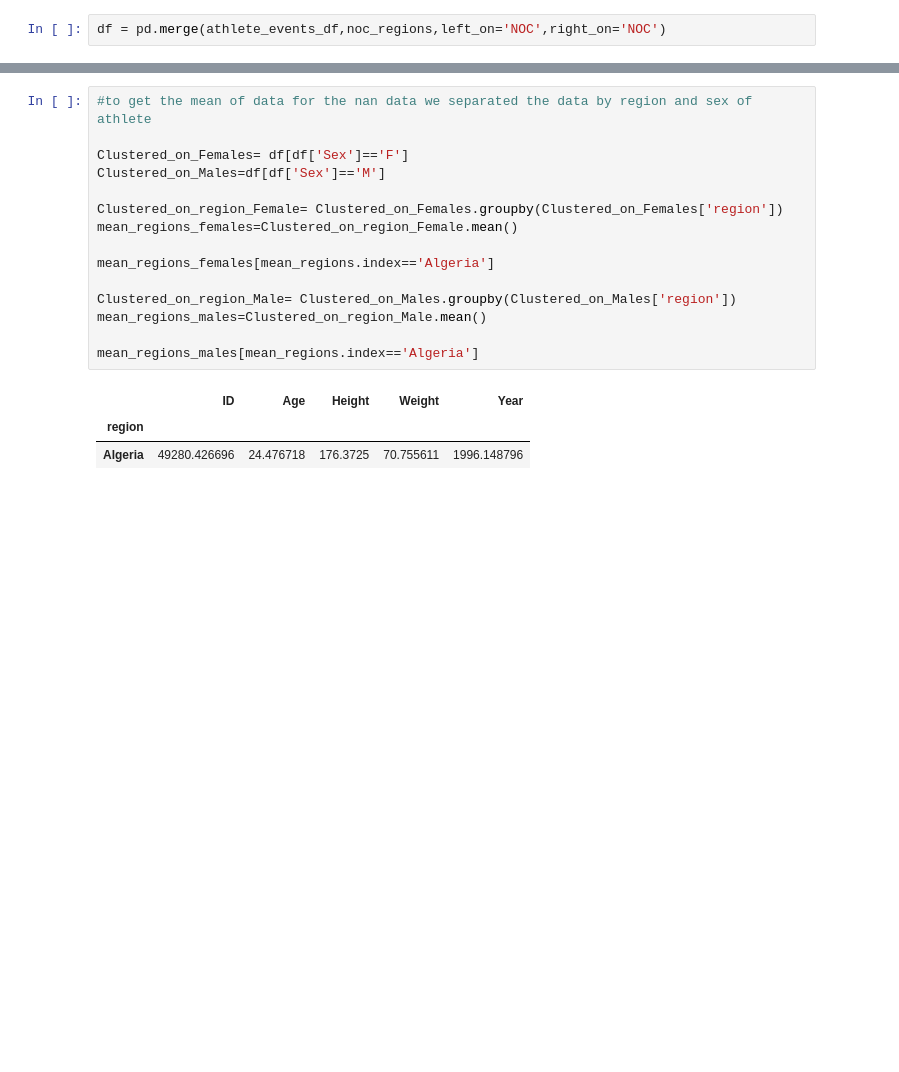
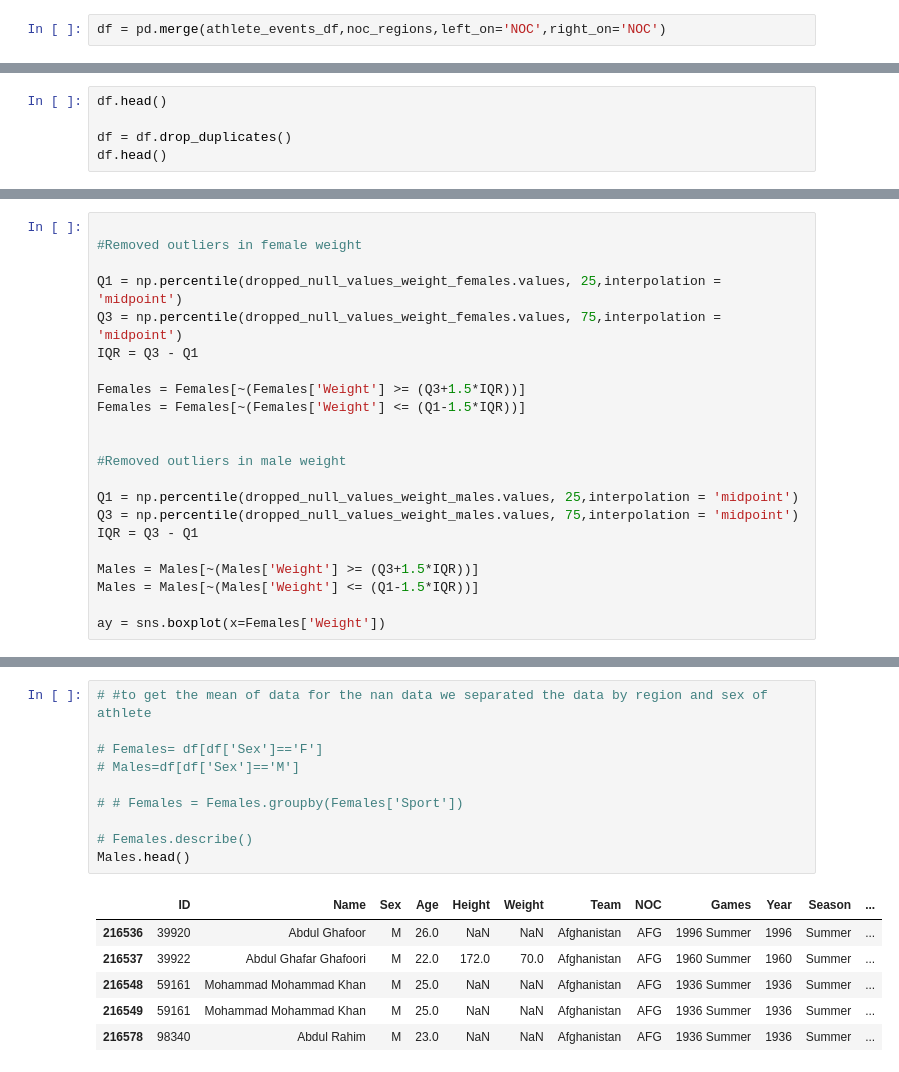
Before and after one commit to Nourankh20/Data-Visualization, a Jupyter notebook: Visualization.ipynb, the cells around one changed output, grey strips where cells are left out. Drawn from its saved outputs; the diff is of its cells as text; blank space fills up the shorter version.

Commit message:
Cleaning data

```diff
--- a/Visualization.ipynb
+++ b/Visualization.ipynb
@@ -53,0 +45,5 @@ df.head()
+# %%
+df.head()
+
+df = df.drop_duplicates()
+df.head()
@@ -75,0 +156,22 @@ dtype: float64
+# %%
+
+#Removed outliers in female weight
+
+Q1 = np.percentile(dropped_null_values_weight_females.values, 25,interpolation = 'midpoint')
+Q3 = np.percentile(dropped_null_values_weight_females.values, 75,interpolation = 'midpoint')
+IQR = Q3 - Q1
+
+Females = Females[~(Females['Weight'] >= (Q3+1.5*IQR))]
+Females = Females[~(Females['Weight'] <= (Q1-1.5*IQR))]
+
+
+#Removed outliers in male weight
+
+Q1 = np.percentile(dropped_null_values_weight_males.values, 25,interpolation = 'midpoint')
+Q3 = np.percentile(dropped_null_values_weight_males.values, 75,interpolation = 'midpoint')
+IQR = Q3 - Q1
+
+Males = Males[~(Males['Weight'] >= (Q3+1.5*IQR))]
+Males = Males[~(Males['Weight'] <= (Q1-1.5*IQR))]
+
+ay = sns.boxplot(x=Females['Weight'])
@@ -76,19 +184,17 @@ dtype: float64
 # %%
-#to get the mean of data for the nan data we separated the data by region and sex of athlete
+# #to get the mean of data for the nan data we separated the data by region and sex of athlete
 
-Clustered_on_Females= df[df['Sex']=='F']
-Clustered_on_Males=df[df['Sex']=='M']
+# Females= df[df['Sex']=='F']
+# Males=df[df['Sex']=='M']
 
-Clustered_on_region_Female= Clustered_on_Females.groupby(Clustered_on_Females['region'])
-mean_regions_females=Clustered_on_region_Female.mean()
+# # Females = Females.groupby(Females['Sport'])
 
-mean_regions_females[mean_regions.index=='Algeria']
-
-Clustered_on_region_Male= Clustered_on_Males.groupby(Clustered_on_Males['region'])
-mean_regions_males=Clustered_on_region_Male.mean()
-
-mean_regions_males[mean_regions.index=='Algeria']
+# Females.describe()
+Males.head()
 # %% [output]
-|  | ID | Age | Height | Weight | Year |
-| region |  |  |  |  |  |
-| Algeria | 49280.426696 | 24.476718 | 176.3725 | 70.755611 | 1996.148796 |
+|  | ID | Name | Sex | Age | Height | Weight | Team | NOC | Games | Year | Season | ... |
+| 216536 | 39920 | Abdul Ghafoor | M | 26.0 | NaN | NaN | Afghanistan | AFG | 1996 Summer | 1996 | Summer | ... |
+| 216537 | 39922 | Abdul Ghafar Ghafoori | M | 22.0 | 172.0 | 70.0 | Afghanistan | AFG | 1960 Summer | 1960 | Summer | ... |
+| 216548 | 59161 | Mohammad Mohammad Khan | M | 25.0 | NaN | NaN | Afghanistan | AFG | 1936 Summer | 1936 | Summer | ... |
+| 216549 | 59161 | Mohammad Mohammad Khan | M | 25.0 | NaN | NaN | Afghanistan | AFG | 1936 Summer | 1936 | Summer | ... |
+| 216578 | 98340 | Abdul Rahim | M | 23.0 | NaN | NaN | Afghanistan | AFG | 1936 Summer | 1936 | Summer | ... |
```
Also changed, not shown: parts of 15 cells of this notebook.
